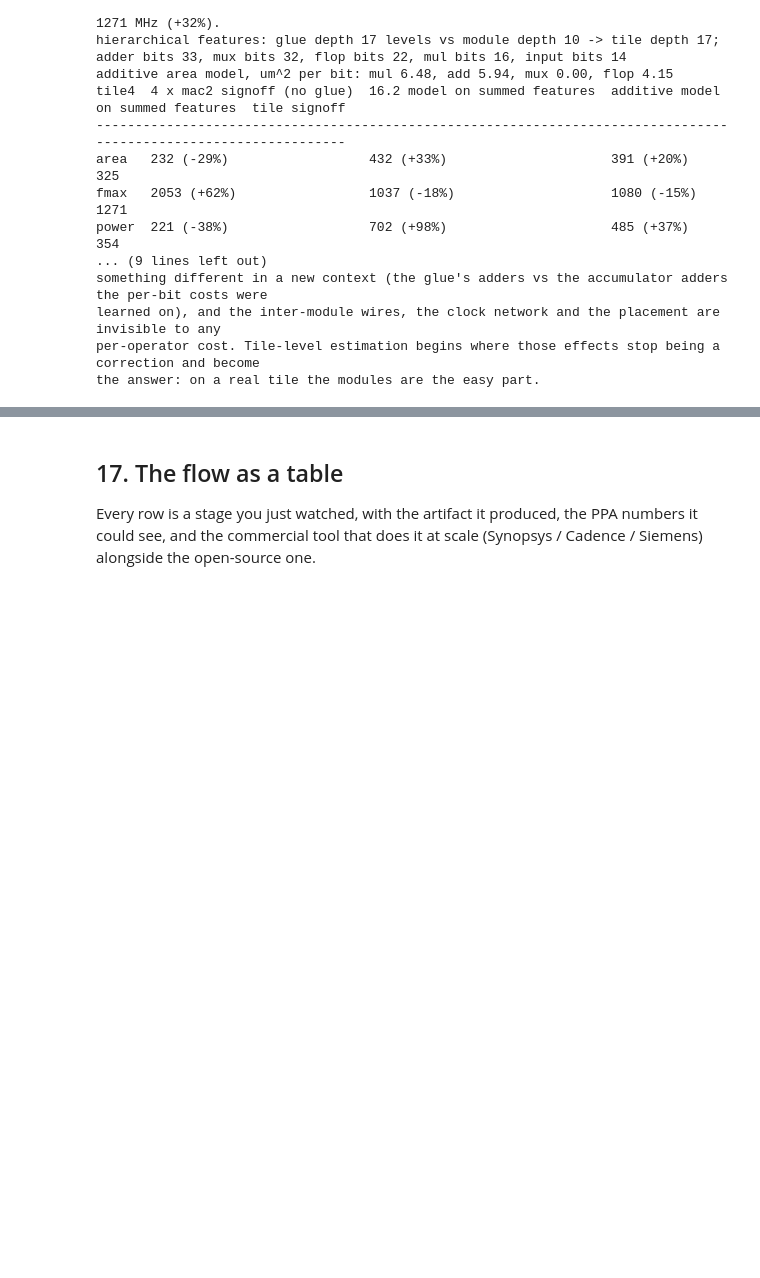
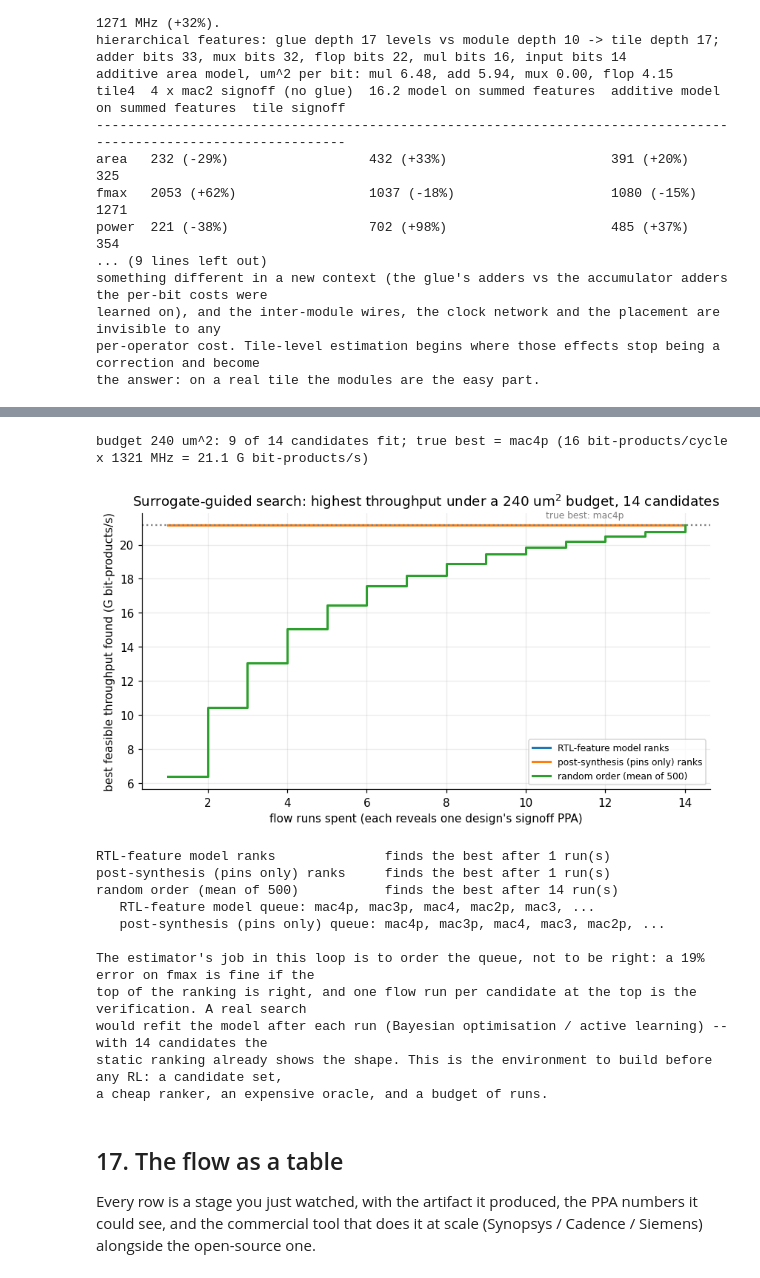
Before and after one commit to warmspringwinds/first-principles, a Jupyter notebook: Hardware/chip_design/rtl_to_gds_visualized.ipynb, the cells around one changed output, grey strips where cells are left out. Cells and saved outputs as stored; diff of their text form; code cells hidden in the pictures; blank space fills up the shorter version.

```diff
--- a/Hardware/chip_design/rtl_to_gds_visualized.ipynb
+++ b/Hardware/chip_design/rtl_to_gds_visualized.ipynb
@@ -3130,3 +3277,80 @@ the answer: on a real tile the modules are the easy part.
+# %%
+# The search loop: 'estimator ranks, flow verifies'. Candidates: the 12 variants + tile4 + glue4.
+# Objective: the highest *throughput* -- multiplier bit-products per second = fmax x (bit-products per cycle,
+# known exactly from the RTL) -- among designs that fit an area budget. Each 'flow run' reveals one design's
+# true signoff numbers (we look them up; they were computed above); count how many runs it takes to find the
+# true best, following each estimator's ranking versus random order.
+CANDS = DATASET + [TILE, GLUE]
+cnames = [d["top"] for d in CANDS]
+feats = [rtl_features(d["generic"]) for d in DATASET] + [F_tile, rtl_features(json.load(open(os.path.join(WORK, f"ds_{gtop}_generic.json")))["modules"][gtop])]
+work = np.array([f["mul_bits"] for f in feats], float)                     # bit-products per cycle (0 for the accumulators)
+area_t = np.array([d["area"] for d in CANDS]); fmax_t = np.array([d["fmax_post"] for d in CANDS])
+BUDGET = 240.0                                                              # um^2
+feasible = area_t <= BUDGET
+value_t = np.where(feasible, fmax_t * work, -1)
+best = int(np.argmax(value_t))
+print(f"budget {BUDGET:.0f} um^2: {feasible.sum()} of {len(CANDS)} candidates fit; true best = {cnames[best]} "
+      f"({work[best]:.0f} bit-products/cycle x {fmax_t[best]:.0f} MHz = {value_t[best]/1e3:.1f} G bit-products/s)\n")
+
+# the RTL-stage ranker: the section 16.2 additive models fitted on the 12 module designs, applied to all candidates
+xs = [[f["mul_bits"], f["add_bits"], f["mux_bits"], f["flop_bits"]] for f in feats]
+xd = [[f["depth_levels"]] for f in feats]
+area_model, period_model = fit_additive(size, truth_ds["area"]), fit_additive(depth, periods)
+rtl_area = np.array([area_model(x) for x in xs]); rtl_fmax = 1e3 / np.array([period_model(x) for x in xd])
+syn_area = np.array([d["est"][RUNGS[0]]["area"] if "est" in d else d["area_syn"] for d in CANDS])
+syn_fmax = np.array([d["est"][RUNGS[0]]["fmax"] if "est" in d else 1e3 / (T_CLK - d["sta_pre"]["wns"]) for d in CANDS])
+
+def search_curve(order):
+    '''Best feasible throughput found after k flow runs, following `order`; runs on infeasible designs are wasted.'''
+    found, curve = 0.0, []
+    for i in order:
+        if feasible[i]:
+            found = max(found, fmax_t[i] * work[i])
+        curve.append(found)
+    return np.array(curve)
+
+def ranked_order(est_area, est_fmax):
+    '''Run the predicted-feasible designs in predicted-throughput order, then the rest.'''
+    pf = est_area <= BUDGET
+    return list(np.argsort(-np.where(pf, est_fmax * work, -1)))
+
+curves = {
+    "RTL-feature model ranks": search_curve(ranked_order(rtl_area, rtl_fmax)),
+    "post-synthesis (pins only) ranks": search_curve(ranked_order(syn_area, syn_fmax)),
+    "random order (mean of 500)": np.mean([search_curve(list(np.random.default_rng(s).permutation(len(CANDS)))) for s in range(500)], axis=0),
+}
+fig, ax = plt.subplots(figsize=(9, 4.4))
+for label, c in curves.items():
+    ax.step(np.arange(1, len(c) + 1), c / 1e3, where="post", label=label, lw=2)
+ax.axhline(value_t[best] / 1e3, ls=":", c="gray"); ax.annotate(f"true best: {cnames[best]}", xy=(len(CANDS) - 3.5, value_t[best] / 1e3 * 1.02), fontsize=8, color="gray")
+ax.set_xlabel("flow runs spent (each reveals one design's signoff PPA)"); ax.set_ylabel("best feasible throughput found (G bit-products/s)")
+ax.set_title(f"Surrogate-guided search: highest throughput under a {BUDGET:.0f} um$^2$ budget, {len(CANDS)} candidates")
+ax.legend(fontsize=8, loc="lower right")
+plt.show()
+for label, c in curves.items():
+    k = int(np.argmax(c >= value_t[best] - 1e-6)) + 1 if (c >= value_t[best] - 1e-6).any() else None
+    print(f"{label:<36} finds the best after {k} run(s)" if k else f"{label:<36} never finds it")
+for label, order in [("RTL-feature model", ranked_order(rtl_area, rtl_fmax)), ("post-synthesis (pins only)", ranked_order(syn_area, syn_fmax))]:
+    print(f"   {label} queue: " + ", ".join(cnames[i] for i in order[:5]) + ", ...")
+print("\nThe estimator's job in this loop is to order the queue, not to be right: a 19% error on fmax is fine if the")
+print("top of the ranking is right, and one flow run per candidate at the top is the verification. A real search")
+print(f"would refit the model after each run (Bayesian optimisation / active learning) -- with {len(CANDS)} candidates the")
+print("static ranking already shows the shape. This is the environment to build before any RL: a candidate set,")
+print("a cheap ranker, an expensive oracle, and a budget of runs.")
+# %% [output]
+budget 240 um^2: 9 of 14 candidates fit; true best = mac4p (16 bit-products/cycle x 1321 MHz = 21.1 G bit-products/s)
+[figure, added]
+RTL-feature model ranks              finds the best after 1 run(s)
+post-synthesis (pins only) ranks     finds the best after 1 run(s)
+random order (mean of 500)           finds the best after 14 run(s)
+   RTL-feature model queue: mac4p, mac3p, mac4, mac2p, mac3, ...
+   post-synthesis (pins only) queue: mac4p, mac3p, mac4, mac3, mac2p, ...
+
+The estimator's job in this loop is to order the queue, not to be right: a 19% error on fmax is fine if the
+top of the ranking is right, and one flow run per candidate at the top is the verification. A real search
+would refit the model after each run (Bayesian optimisation / active learning) -- with 14 candidates the
+static ranking already shows the shape. This is the environment to build before any RL: a candidate set,
+a cheap ranker, an expensive oracle, and a budget of runs.
 # %% [markdown]
 ## 17. The flow as a table
 
```
Also changed, not shown: parts of 5 cells of this notebook, 2 other files.
